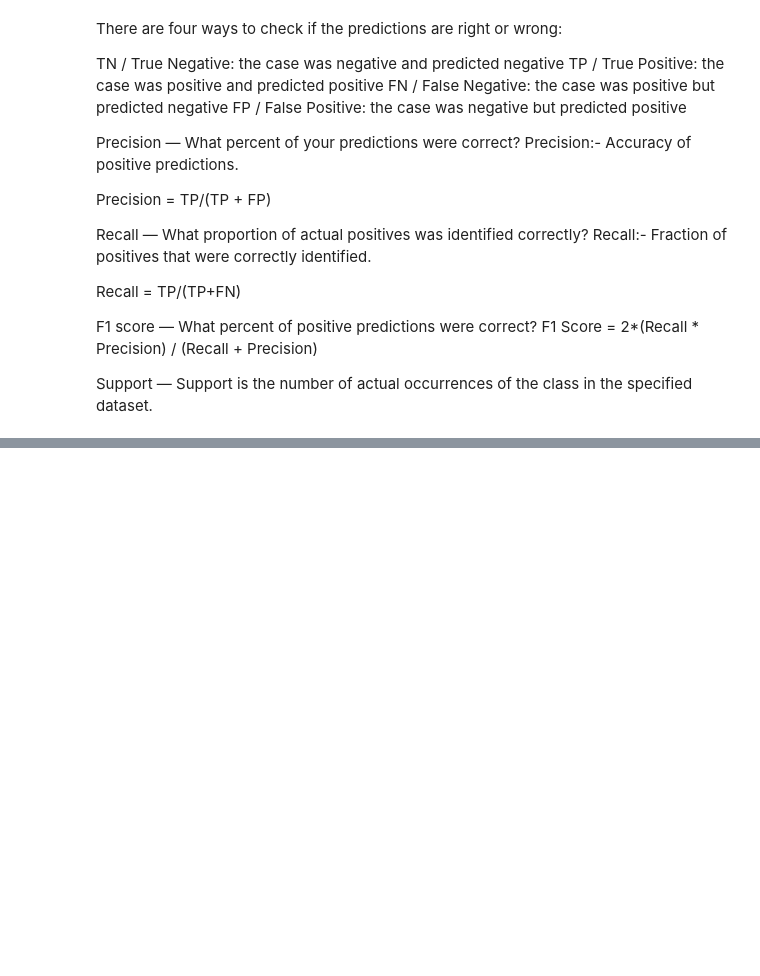
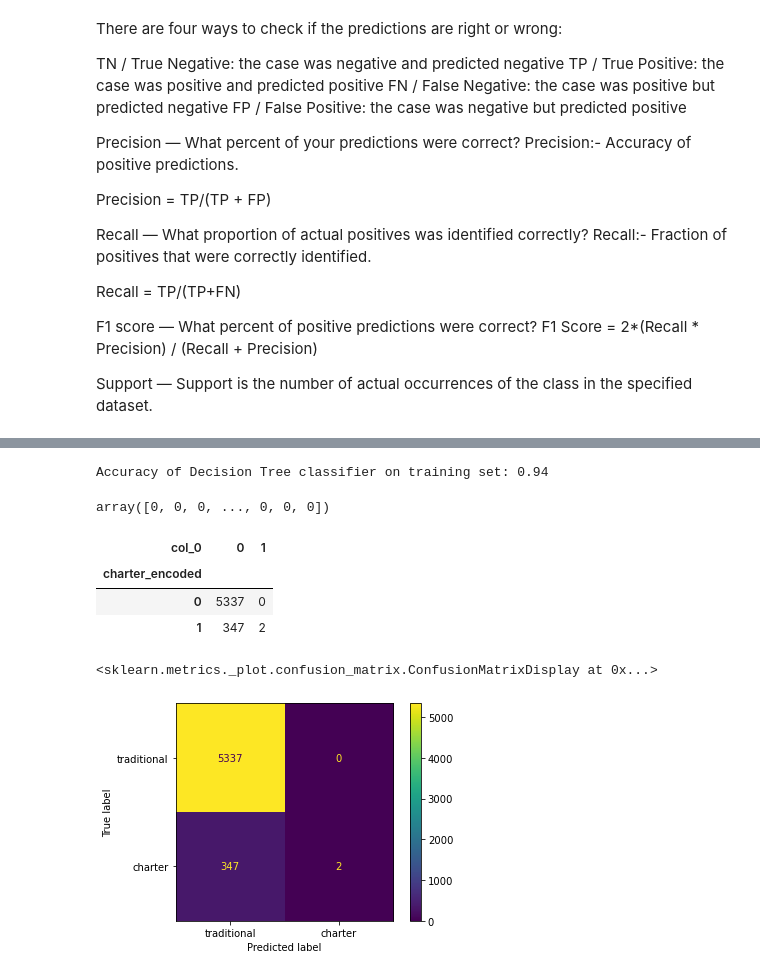
Before and after one commit to raedownen/independent_classification, a Jupyter notebook: notebook.ipynb, the cells around one changed output, grey strips where cells are left out. Cells and saved outputs as stored; diff of their text form; code cells hidden in the pictures; blank space fills up the shorter version.

```diff
--- a/notebook.ipynb
+++ b/notebook.ipynb
@@ -1317,0 +1458,9 @@ Support — Support is the number of actual occurrences of the class in the spec
+# %%
+print('Accuracy of Decision Tree classifier on training set: {:.2f}'
+      .format(tree4.score(X_test_scaled, y_test)))
+# %% [output]
+Accuracy of Decision Tree classifier on training set: 0.94
+# %%
+tree4.predict(X_test_scaled)
+# %% [output]
+array([0, 0, 0, ..., 0, 0, 0])
@@ -1317,0 +1471,14 @@ Support — Support is the number of actual occurrences of the class in the spec
+# %%
+confusion_matrix(actual4, predictions4)
+
+pd.crosstab(y_test['charter_encoded'], tree4.predict(X_test_scaled))
+# %% [output]
+| col_0 | 0 | 1 |
+| charter_encoded |  |  |
+| 0 | 5337 | 0 |
+| 1 | 347 | 2 |
+# %%
+plot_confusion_matrix(tree4, X_test_scaled, y_test, display_labels=['traditional', 'charter'])
+# %% [output]
+<sklearn.metrics._plot.confusion_matrix.ConfusionMatrixDisplay at 0x...>
+[figure, added]
```
Also changed, not shown: parts of 26 cells of this notebook.
